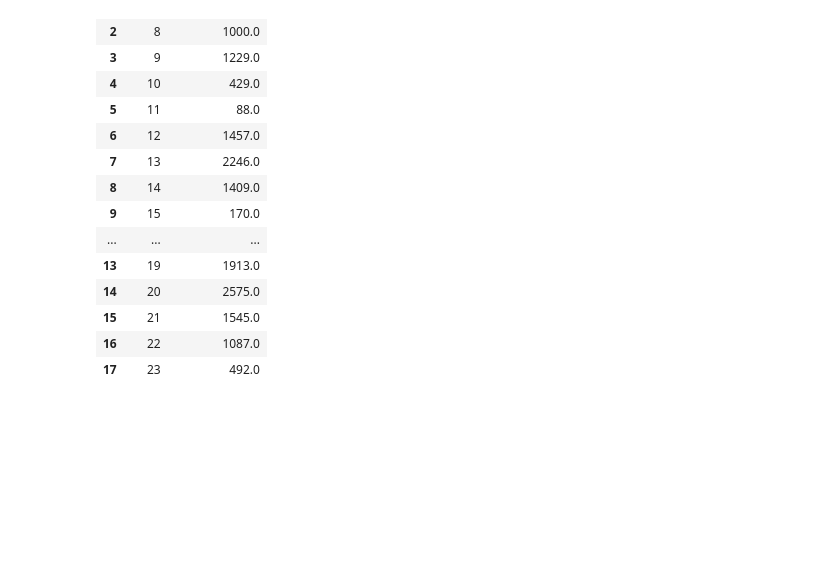
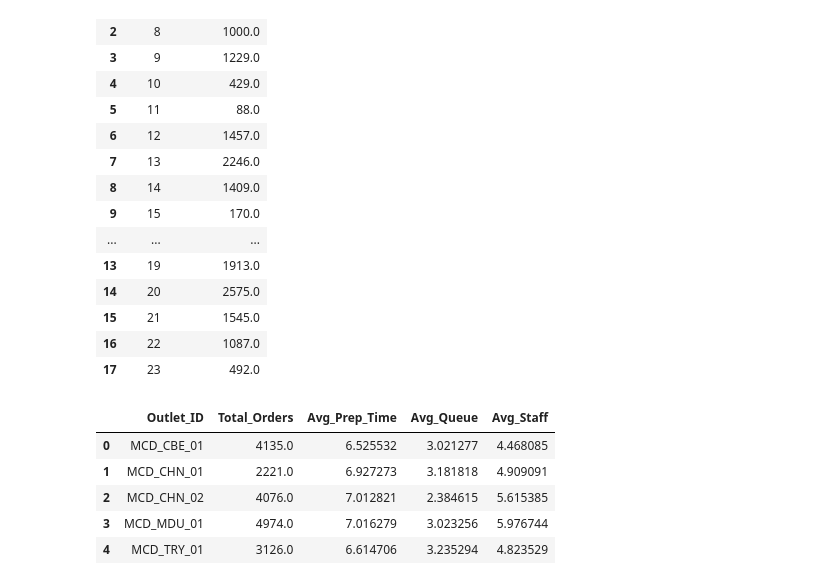
Before and after one commit to Rukshana-S/mcd-staffing-demand-prediction, a Jupyter notebook: Restaurant_Staffing_Analysis.ipynb, the cells around one changed output. Drawn from its saved outputs; the diff is of its cells as text; code cells hidden in the pictures; blank space fills up the shorter version.

Commit message:
Generate outlet performance summary

```diff
--- a/Restaurant_Staffing_Analysis.ipynb
+++ b/Restaurant_Staffing_Analysis.ipynb
@@ -255,3 +255,23 @@ hourly_orders.to_csv(
     os.path.join(project_path, "outputs/hourly_orders_summary.csv"),
     index=False
 )
+# %%
+outlet_summary = (
+    df.groupby("Outlet_ID")
+      .agg(
+          Total_Orders=("Order_Volume","sum"),
+          Avg_Prep_Time=("Average_Preparation_Time","mean"),
+          Avg_Queue=("Queue_Length","mean"),
+          Avg_Staff=("Staff_Count","mean")
+      )
+      .reset_index()
+)
+
+outlet_summary
+# %% [output]
+|  | Outlet_ID | Total_Orders | Avg_Prep_Time | Avg_Queue | Avg_Staff |
+| 0 | MCD_CBE_01 | 4135.0 | 6.525532 | 3.021277 | 4.468085 |
+| 1 | MCD_CHN_01 | 2221.0 | 6.927273 | 3.181818 | 4.909091 |
+| 2 | MCD_CHN_02 | 4076.0 | 7.012821 | 2.384615 | 5.615385 |
+| 3 | MCD_MDU_01 | 4974.0 | 7.016279 | 3.023256 | 5.976744 |
+| 4 | MCD_TRY_01 | 3126.0 | 6.614706 | 3.235294 | 4.823529 |
```
Also changed, not shown: parts of 1 cell of this notebook.
